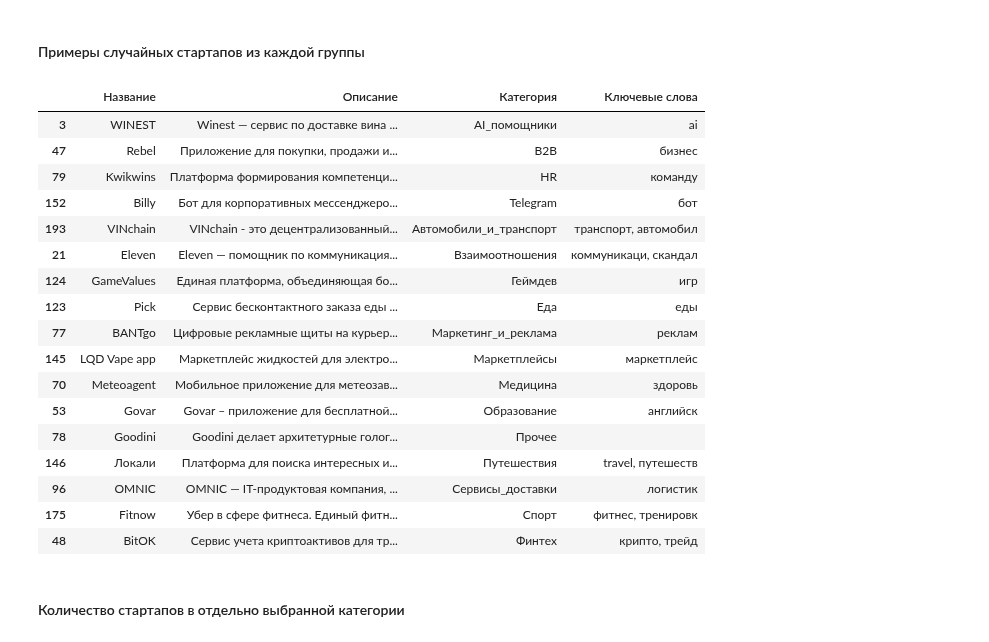
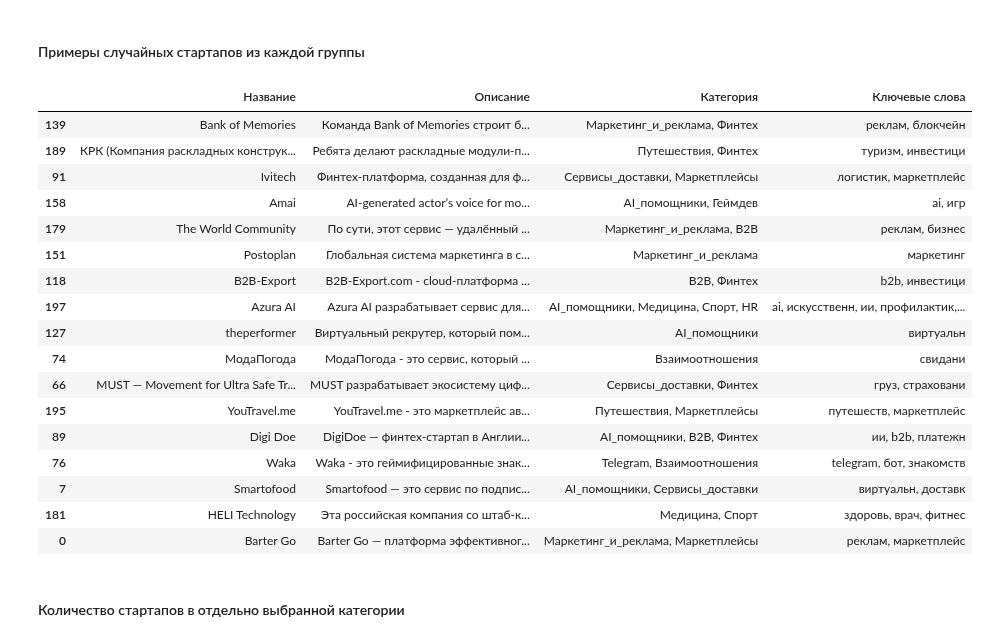
Before and after one commit to panchill/Startup-analytics, a Jupyter notebook: Startup_analytics.ipynb, the cells around one changed output. Saved outputs shown, nothing was run; the diff lists cells and outputs as text; code cells hidden in the pictures.

```diff
--- a/Startup_analytics.ipynb
+++ b/Startup_analytics.ipynb
@@ -87,20 +88,15 @@ def categorize(description):
 
 
 
-def categorize_with_words(description, index=0):
+def categorize_with_words(description):
     categories, words = categorize(description)  # Получаем список категорий и ключевые слова
 
-    if index >= len(categories):
-        return pd.Series(['Прочее', ''])  # Если индекс выходит за границы, возвращаем 'Прочее'
+    selected_categories = ', '.join(categories)  # Объединяем категории через запятую
+    selected_keywords = ', '.join([', '.join(words.get(category, [])) for category in categories])  # Ключевые слова для всех категорий
 
-    selected_category = categories[index]  # Берём категорию по индексу
-    selected_keywords = ', '.join(words.get(selected_category, []))  # Ключевые слова для выбранной категории
+    return pd.Series([selected_categories, selected_keywords])
 
-    return pd.Series([selected_category, selected_keywords])
-
-
-# Применяем обновлённую функцию к DataFrame, передавая индекс 0 для первой категории
-df[['Категория', 'Ключевые слова']] = df['Описание'].apply(lambda x: categorize_with_words(x, index=0))
+df[['Категория', 'Ключевые слова']] = df['Описание'].apply(categorize_with_words)
 # %% [markdown]
 
 Разбивка работает по принципу поиска ключевого слова (начала ключегого слова) в описании стартапа
@@ -130,38 +161,43 @@ df[['Категория', 'Ключевые слова']] = df['Описание
 # %% [markdown]
 #### Примеры случайных стартапов из каждой группы
 # %%
-def get_random_startup_by_category(df, columns_to_display):
+def get_random_startup_by_category(df, columns_to_display, num_categories):
     random_startups = []
-    grouped = df.groupby('Категория')
-    for categories, group in grouped:
-        random_startup = group.sample(1)
+    grouped = df.groupby('Категория')  # Группировка по мультикатегориям
+
+    # Случайный выбор категорий
+    selected_categories = random.sample(list(grouped.groups.keys()), k=min(num_categories, len(grouped)))
+
+    for category in selected_categories:
+        group = grouped.get_group(category)  # Получаем группу для выбранной категории
+        random_startup = group.sample(1)  # Выбираем случайный стартап для этой группы
         random_startups.append(random_startup)
+
     result_df = pd.concat(random_startups)
     return result_df[columns_to_display]
 
 columns_to_display = ['Название', 'Описание', 'Категория', 'Ключевые слова']
-random_startups_df = get_random_startup_by_category(df, columns_to_display)
-pd.set_option('display.max_rows', None)
+random_startups_df = get_random_startup_by_category(df, columns_to_display, len(subcategory_counts_df))
 random_startups_df
 # %% [output]
 |  | Название | Описание | Категория | Ключевые слова |
-| 3 | WINEST | Winest — cервис по доставке вина ... | AI_помощники | ai |
-| 47 | Rebel | Приложение для покупки, продажи и... | B2B | бизнес |
-| 79 | Kwikwins | Платформа формирования компетенци... | HR | команду |
-| 152 | Billy | Бот для корпоративных мессенджеро... | Telegram | бот |
-| 193 | VINchain | VINchain - это децентрализованный... | Автомобили_и_транспорт | транспорт, автомобил |
-| 21 | Eleven | Eleven — помощник по коммуникация... | Взаимоотношения | коммуникаци, скандал |
-| 124 | GameValues | Единая платформа, объединяющая бо... | Геймдев | игр |
-| 123 | Pick | Сервис бесконтактного заказа еды ... | Еда | еды |
-| 77 | BANTgo | Цифровые рекламные щиты на курьер... | Маркетинг_и_реклама | реклам |
-| 145 | LQD Vape app | Маркетплейс жидкостей для электро... | Маркетплейсы | маркетплейс |
-| 70 | Meteoagent | Мобильное приложение для метеозав... | Медицина | здоровь |
-| 53 | Govar | Govar – приложение для бесплатной... | Образование | английск |
-| 78 | Goodini | Goodini делает архитетурные голог... | Прочее |  |
-| 146 | Локали | Платформа для поиска интересных и... | Путешествия | travel, путешеств |
-| 96 | OMNIC | OMNIC — IT-продуктовая компания, ... | Сервисы_доставки | логистик |
-| 175 | Fitnow | Убер в сфере фитнеса. Единый фитн... | Спорт | фитнес, тренировк |
-| 48 | BitOK | Сервис учета криптоактивов для тр... | Финтех | крипто, трейд |
+| 139 | Bank of Мemories | Команда Bank of Memories строит б... | Маркетинг_и_реклама, Финтех | реклам, блокчейн |
+| 189 | КРК (Компания раскладных конструк... | Ребята делают раскладные модули-п... | Путешествия, Финтех | туризм, инвестици |
+| 91 | Ivitech | Финтех-платформа, созданная для ф... | Сервисы_доставки, Маркетплейсы | логистик, маркетплейс |
+| 158 | Amai | AI-generated actor’s voice for mo... | AI_помощники, Геймдев | ai, игр |
+| 179 | The World Community | По сути, этот сервис — удалённый ... | Маркетинг_и_реклама, B2B | реклам, бизнес |
+| 151 | Postoplan | Глобальная система маркетинга в с... | Маркетинг_и_реклама | маркетинг |
+| 118 | B2B-Export | B2B-Export.com - cloud-платформа ... | B2B, Финтех | b2b, инвестици |
+| 197 | Azura AI | Azura AI разрабатывает сервис для... | AI_помощники, Медицина, Спорт, HR | ai, искусственн, ии, профилактик,... |
+| 127 | theperformer | Виртуальный рекрутер, который пом... | AI_помощники | виртуальн |
+| 74 | МодаПогода | МодаПогода - это сервис, который ... | Взаимоотношения | свидани |
+| 66 | MUST — Movement for Ultra Safe Tr... | MUST разрабатывает экосистему циф... | Сервисы_доставки, Финтех | груз, страховани |
+| 195 | YouTravel.me | YouTravel.me - это маркетплейс ав... | Путешествия, Маркетплейсы | путешеств, маркетплейс |
+| 89 | Digi Doe | DigiDoe — финтех-стартап в Англии... | AI_помощники, B2B, Финтех | ии, b2b, платежн |
+| 76 | Waka | Waka - это геймифицированные знак... | Telegram, Взаимоотношения | telegram, бот, знакомств |
+| 7 | Smartofood | Smartofood — это сервис по подпис... | AI_помощники, Сервисы_доставки | виртуальн, доставк |
+| 181 | HELI Technology | Эта российская компания со штаб-к... | Медицина, Спорт | здоровь, врач, фитнес |
+| 0 | Barter Go | Barter Go — платформа эффективног... | Маркетинг_и_реклама, Маркетплейсы | реклам, маркетплейс |
 # %% [markdown]
 #### Количество стартапов в отдельно выбранной категории
 # %%
```
Also changed, not shown: parts of 8 cells of this notebook.
